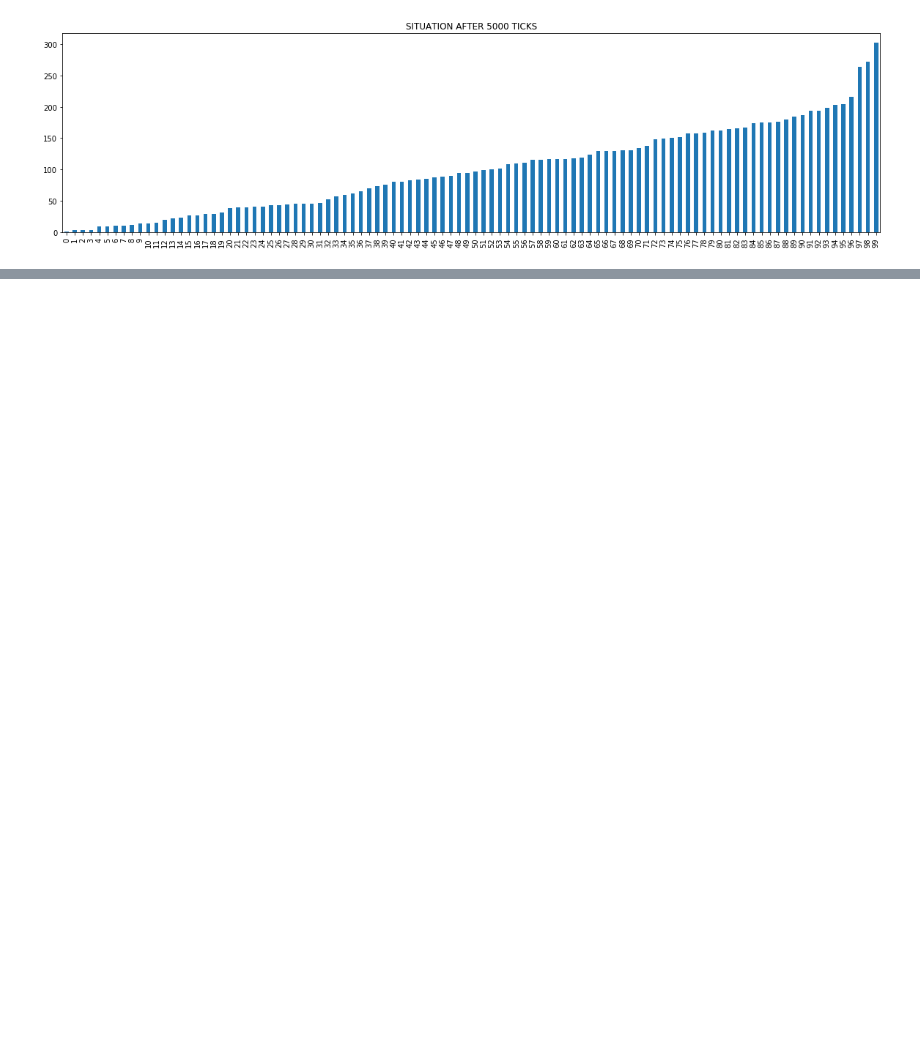
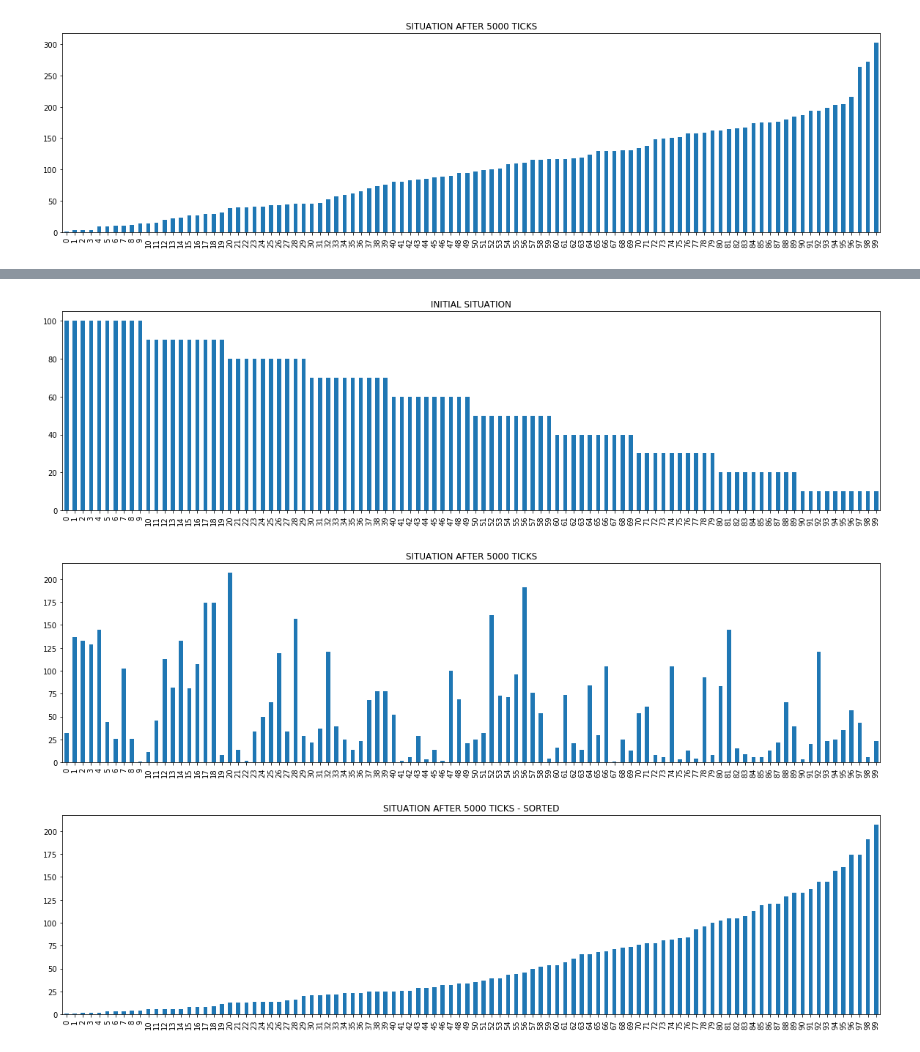
Before and after one commit to taylanbil/keremmakale, a Jupyter notebook: craparticle.ipynb, the cells around one changed output, grey strips where cells are left out. Drawn from its saved outputs; the diff is of its cells as text; code cells hidden in the pictures; blank space fills up the shorter version.

```diff
--- a/craparticle.ipynb
+++ b/craparticle.ipynb
@@ -77,0 +118,14 @@ ax.set_title('{} Experiments w {} ticks, sorted first, then avgd out'.format(N_M
+# %%
+x = Xperiment()
+balances = tuple(100 - i // 10 * 10 for i in range(100))
+ax = pd.Series(balances).plot(kind='bar', figsize=(20, 5))
+ax.set(title='INITIAL SITUATION')
+plt.show()
+x.run(give_to_self=False, balances=balances)
+x.plot(sort=False)
+plt.show()
+x.plot(sort=True)
+# %% [output]
+[figure, added]
+[figure, added]
+[figure, added]
```
Also changed, not shown: parts of 12 cells of this notebook, 2 other files.
